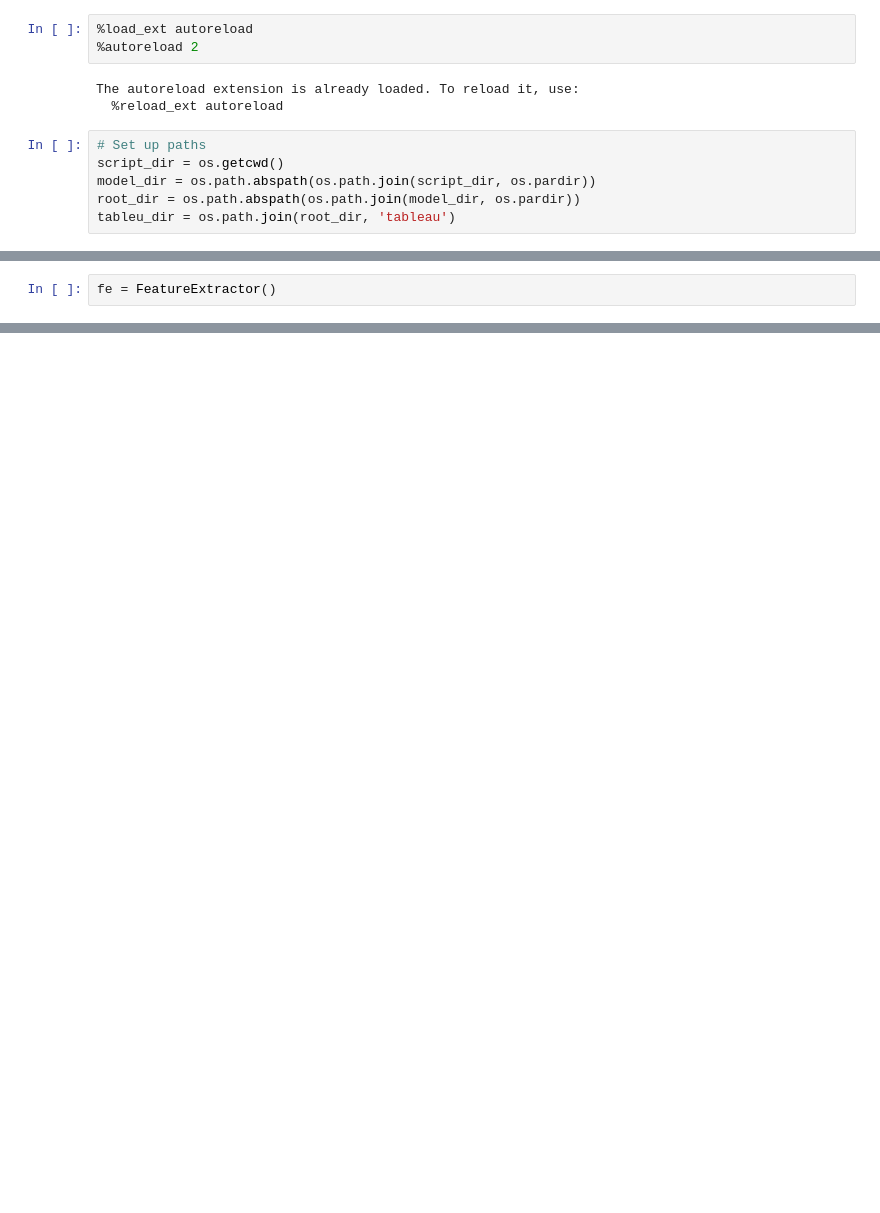
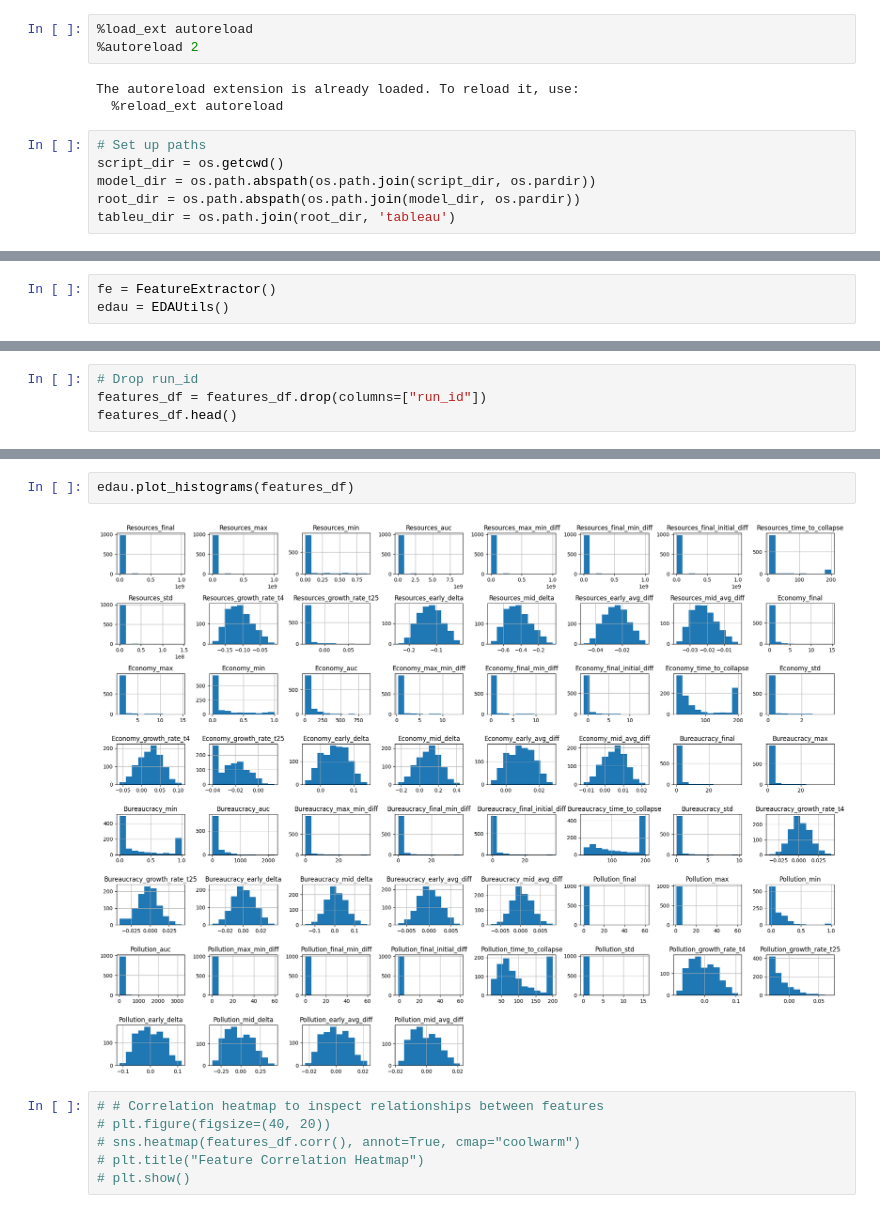
Before and after one commit to emolinaperez/looking_back_to_look_forward, a Jupyter notebook: model/python_ver/time_series_clust.ipynb, the cells around one changed output, grey strips where cells are left out. Saved outputs shown, nothing was run; the diff lists cells and outputs as text; blank space fills up the shorter version.

```diff
--- a/model/python_ver/time_series_clust.ipynb
+++ b/model/python_ver/time_series_clust.ipynb
@@ -29,3 +45,4 @@ output_df.head()
 # %%
 fe = FeatureExtractor()
+edau = EDAUtils()
 # %% [markdown]
@@ -63,0 +101,4 @@ memory usage: 22.8 KB
+# %%
+# Drop run_id
+features_df = features_df.drop(columns=["run_id"])
+features_df.head()
@@ -63,0 +128,10 @@ memory usage: 22.8 KB
+# %%
+edau.plot_histograms(features_df)
+# %% [output]
+[figure, added]
+# %%
+# # Correlation heatmap to inspect relationships between features
+# plt.figure(figsize=(40, 20))
+# sns.heatmap(features_df.corr(), annot=True, cmap="coolwarm")
+# plt.title("Feature Correlation Heatmap")
+# plt.show()
```
Also changed, not shown: parts of 37 cells of this notebook.
